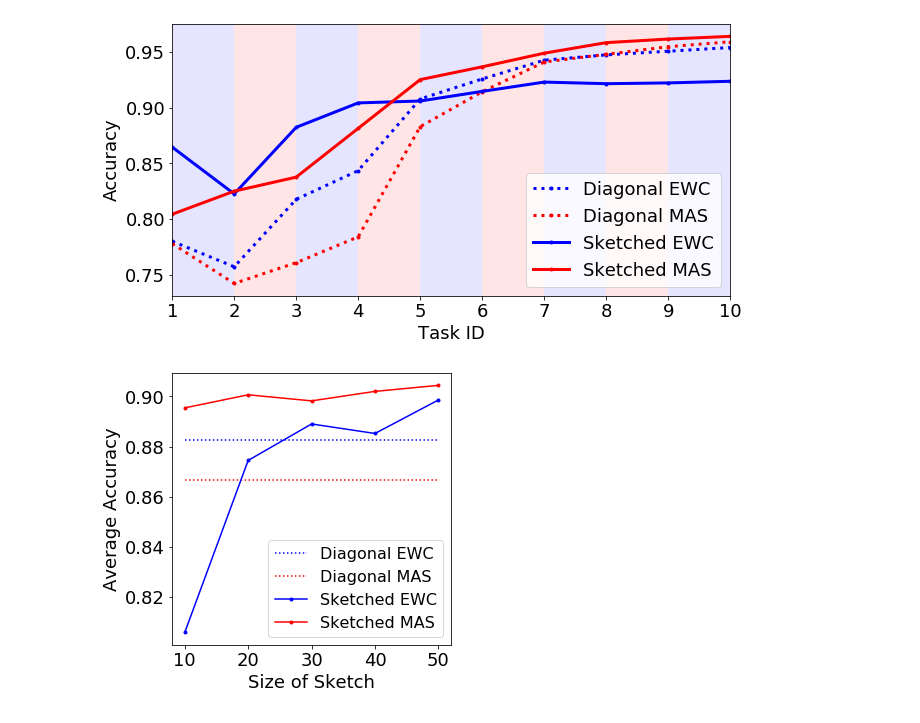
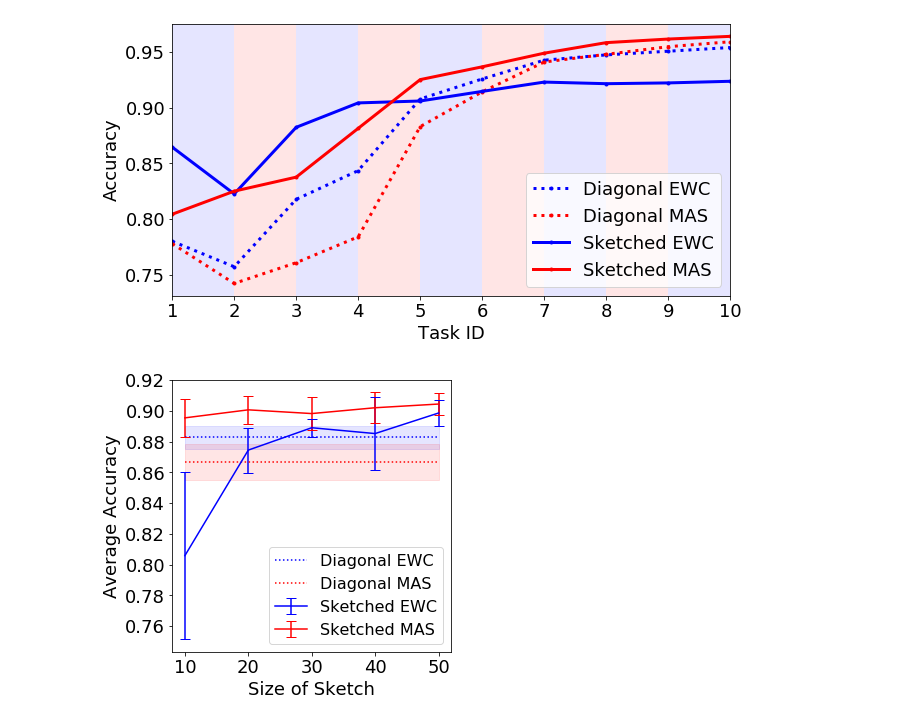
Before and after one commit to lihr04/corel2m, a Jupyter notebook: Visualization_Permuted_MNIST_test.ipynb, the cells around one changed output. Saved outputs shown, nothing was run; the diff lists cells and outputs as text; code cells hidden in the pictures.

```diff
--- a/Visualization_Permuted_MNIST_test.ipynb
+++ b/Visualization_Permuted_MNIST_test.ipynb
@@ -516,19 +560,46 @@ plt.savefig('figure/grid_search_task_compare_1.pdf', bbox_inches='tight')
 plt.show()
 # %% [output]
 [figure]
-# %%
-plt.figure(figsize=(5,5))
-
-plt.plot([10,50], [get_mean_acc(acc_ewc,epochs)[-1] for i in range(2)], 'b:')
-plt.plot([10,50], [get_mean_acc(acc_mas,epochs)[-1] for i in range(2)], 'r:')
-plt.plot([10,20,30,40,50], [get_mean_acc(acc_sketch_ewc_buckets_list[i],epochs)[-1] for i in range(5)], 'b.-')
-plt.plot([10,20,30,40,50], [get_mean_acc(acc_sketch_mas_buckets_list[i],epochs)[-1] for i in range(5)], 'r.-')
-plt.xticks(fontsize=18),plt.yticks(fontsize=18)
-plt.locator_params(axis='x', nbins=5)
-plt.legend(['Diagonal EWC','Diagonal MAS','Sketched EWC','Sketched MAS'],fontsize=16)
-plt.xlabel('Size of Sketch',fontsize=18),plt.ylabel('Average Accuracy',fontsize=18)
-
-plt.savefig('figure/grid_search_sketches.pdf', bbox_inches='tight')
-plt.show()
-# %% [output]
-[figure, removed]
+# %%
+plt.figure(figsize=(5,5))
+
+plt.plot([10,50], [get_mean_acc(acc_ewc,epochs)[-1] for i in range(2)], 'b:')
+plt.fill_between([10,50],
+                 [get_mean_acc(acc_ewc,epochs)[-1] - acc_ewc_std[-1] for i in range(2)],
+                 [get_mean_acc(acc_ewc,epochs)[-1] + acc_ewc_std[-1] for i in range(2)],
+                 color='b',alpha=.1)
+plt.plot([10,50], [get_mean_acc(acc_mas,epochs)[-1] for i in range(2)], 'r:')
+plt.fill_between([10,50],
+                 [get_mean_acc(acc_mas,epochs)[-1] - acc_mas_std[-1] for i in range(2)],
+                 [get_mean_acc(acc_mas,epochs)[-1] + acc_mas_std[-1] for i in range(2)],
+                 color='r',alpha=.1)
+
+# plt.plot([10,20,30,40,50], [get_mean_acc(acc_sketch_ewc_buckets_list[i],epochs)[-1] for i in range(5)], 'b.-')
+# plt.fill_between([10,20,30,40,50],
+#                  [get_mean_acc(acc_sketch_ewc_buckets_list[i], epochs)[-1] - acc_sketch_ewc_bucket_final_list[i].std() for i in range(5)],
+#                  [get_mean_acc(acc_sketch_ewc_buckets_list[i], epochs)[-1] + acc_sketch_ewc_bucket_final_list[i].std() for i in range(5)],
+#                  color='b',alpha=.2)
+plt.errorbar([10,20,30,40,50],
+             [get_mean_acc(acc_sketch_ewc_buckets_list[i],epochs)[-1] for i in range(5)],
+             yerr=[acc_sketch_ewc_bucket_final_list[j].std() for j in range(5)],
+             color='b', capsize=5)
+# plt.plot([10,20,30,40,50], [get_mean_acc(acc_sketch_mas_buckets_list[i],epochs)[-1] for i in range(5)], 'r.-')
+# plt.fill_between([10,20,30,40,50],
+#                  [get_mean_acc(acc_sketch_mas_buckets_list[i], epochs)[-1] - acc_sketch_mas_bucket_final_list[i].std() for i in range(5)],
+#                  [get_mean_acc(acc_sketch_mas_buckets_list[i], epochs)[-1] + acc_sketch_mas_bucket_final_list[i].std() for i in range(5)],
+#                  color='r',alpha=.2)
+plt.errorbar([10,20,30,40,50],
+             [get_mean_acc(acc_sketch_mas_buckets_list[i],epochs)[-1] for i in range(5)],
+             yerr=[acc_sketch_mas_bucket_final_list[j].std() for j in range(5)],
+             color='r', capsize=5)
+
+plt.xticks(fontsize=18),plt.yticks(fontsize=18)
+plt.locator_params(axis='x', nbins=5)
+plt.legend(['Diagonal EWC','Diagonal MAS','_','_','Sketched EWC','Sketched MAS'],fontsize=16)
+plt.xlabel('Size of Sketch',fontsize=18),plt.ylabel('Average Accuracy',fontsize=18)
+# plt.ylim(0.80,0.91)
+
+plt.savefig('figure/grid_search_sketches.pdf', bbox_inches='tight')
+plt.show()
+# %% [output]
+[figure, added]
```
Also changed, not shown: parts of 5 cells of this notebook, 5 other files.
